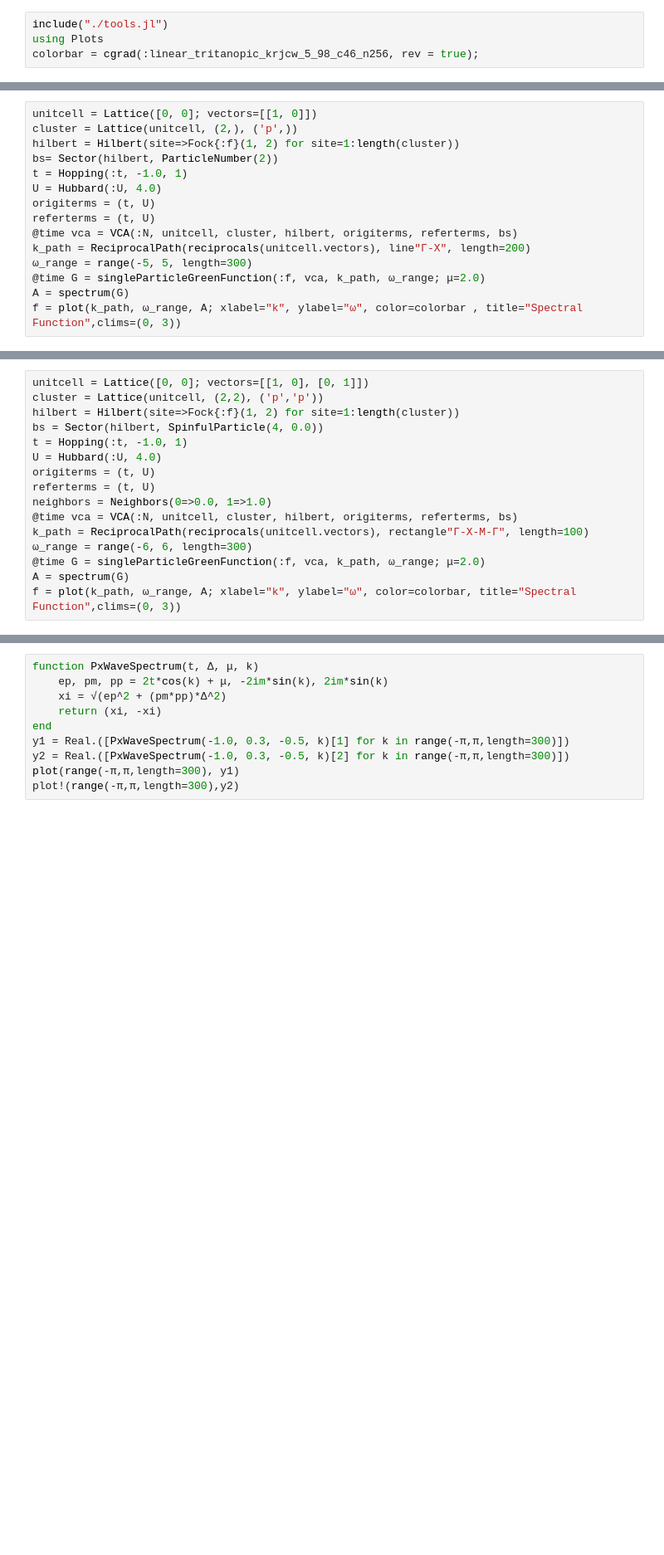
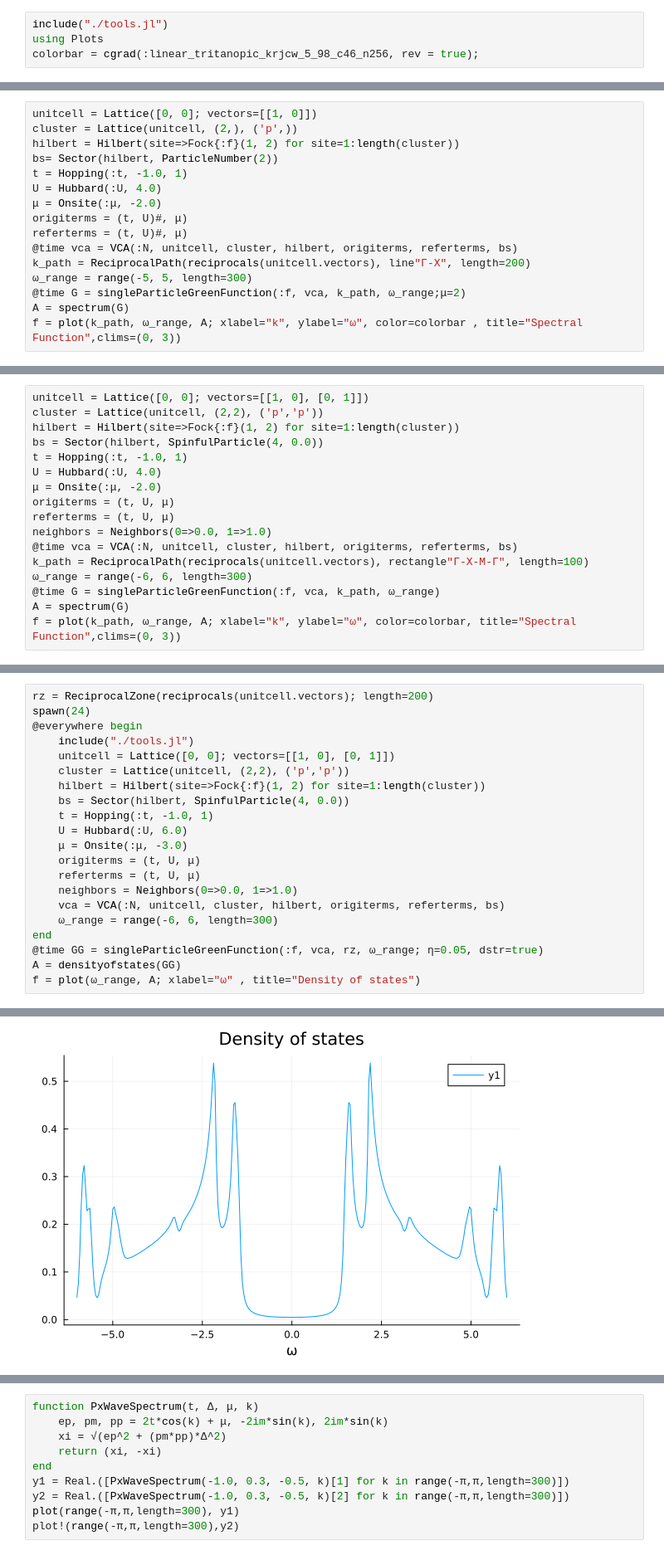
Before and after one commit to ZongYongyue/QuantumClusterTheories.jl, a Jupyter notebook: demo/spectrum.ipynb, the cells around one changed output, grey strips where cells are left out. Shown at 83% size. Drawn from its saved outputs; the diff is of its cells as text; blank space fills up the shorter version.

```diff
--- a/demo/spectrum.ipynb
+++ b/demo/spectrum.ipynb
@@ -14,12 +12,13 @@ hilbert = Hilbert(site=>Fock{:f}(1, 2) for site=1:length(cluster))
 bs= Sector(hilbert, ParticleNumber(2))
 t = Hopping(:t, -1.0, 1)
 U = Hubbard(:U, 4.0)
-origiterms = (t, U)
-referterms = (t, U)
+μ = Onsite(:μ, -2.0)
+origiterms = (t, U)#, μ)
+referterms = (t, U)#, μ)
 @time vca = VCA(:N, unitcell, cluster, hilbert, origiterms, referterms, bs)
 k_path = ReciprocalPath(reciprocals(unitcell.vectors), line"Γ-X", length=200)
 ω_range = range(-5, 5, length=300)
-@time G = singleParticleGreenFunction(:f, vca, k_path, ω_range; μ=2.0)
+@time G = singleParticleGreenFunction(:f, vca, k_path, ω_range;μ=2)
 A = spectrum(G)
 f = plot(k_path, ω_range, A; xlabel="k", ylabel="ω", color=colorbar , title="Spectral Function",clims=(0, 3))
 # %% [output]
@@ -36,13 +40,14 @@ hilbert = Hilbert(site=>Fock{:f}(1, 2) for site=1:length(cluster))
 bs = Sector(hilbert, SpinfulParticle(4, 0.0))
 t = Hopping(:t, -1.0, 1)
 U = Hubbard(:U, 4.0)
-origiterms = (t, U)
-referterms = (t, U)
+μ = Onsite(:μ, -2.0)
+origiterms = (t, U, μ)
+referterms = (t, U, μ)
 neighbors = Neighbors(0=>0.0, 1=>1.0)
 @time vca = VCA(:N, unitcell, cluster, hilbert, origiterms, referterms, bs)
 k_path = ReciprocalPath(reciprocals(unitcell.vectors), rectangle"Γ-X-M-Γ", length=100)
 ω_range = range(-6, 6, length=300)
-@time G = singleParticleGreenFunction(:f, vca, k_path, ω_range; μ=2.0)
+@time G = singleParticleGreenFunction(:f, vca, k_path, ω_range)
 A = spectrum(G)
 f = plot(k_path, ω_range, A; xlabel="k", ylabel="ω", color=colorbar, title="Spectral Function",clims=(0, 3))
 # %% [output]
@@ -56,0 +57,22 @@ $$
+# %%
+rz = ReciprocalZone(reciprocals(unitcell.vectors); length=200)
+spawn(24)
+@everywhere begin
+    include("./tools.jl")
+    unitcell = Lattice([0, 0]; vectors=[[1, 0], [0, 1]])
+    cluster = Lattice(unitcell, (2,2), ('p','p'))
+    hilbert = Hilbert(site=>Fock{:f}(1, 2) for site=1:length(cluster))
+    bs = Sector(hilbert, SpinfulParticle(4, 0.0))
+    t = Hopping(:t, -1.0, 1)
+    U = Hubbard(:U, 6.0)
+    μ = Onsite(:μ, -3.0)
+    origiterms = (t, U, μ)
+    referterms = (t, U, μ)
+    neighbors = Neighbors(0=>0.0, 1=>1.0)
+    vca = VCA(:N, unitcell, cluster, hilbert, origiterms, referterms, bs)
+    ω_range = range(-6, 6, length=300)
+end
+@time GG = singleParticleGreenFunction(:f, vca, rz, ω_range; η=0.05, dstr=true)
+A = densityofstates(GG)
+f = plot(ω_range, A; xlabel="ω" , title="Density of states")
+# %% [output]
@@ -57,3 +80,4 @@ $$
+[figure, added]
 # %%
 unitcell = Lattice([0, 0]; vectors=[[1, 0]])
 cluster = Lattice(unitcell, (2,), ('p',))
```
Also changed, not shown: parts of 11 cells of this notebook, 6 other files.
